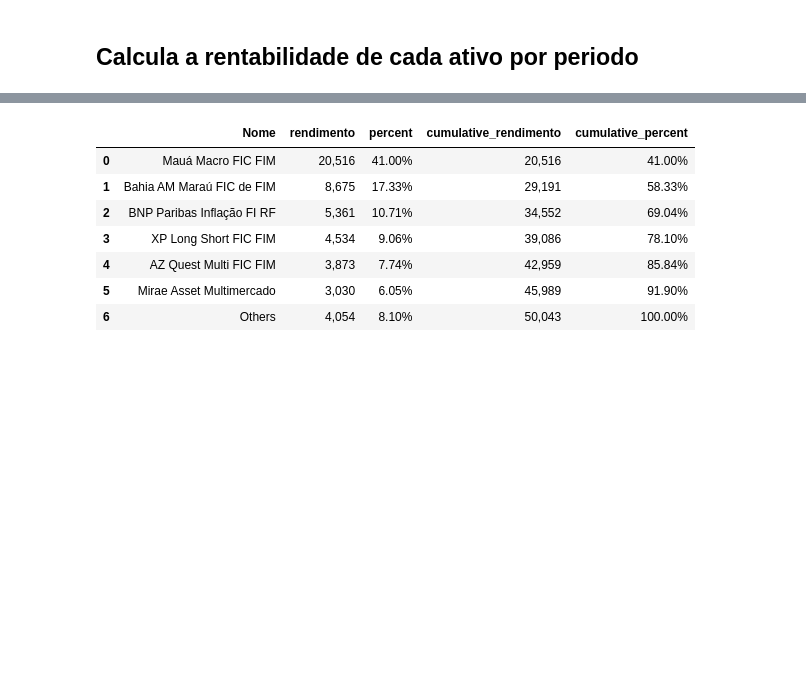
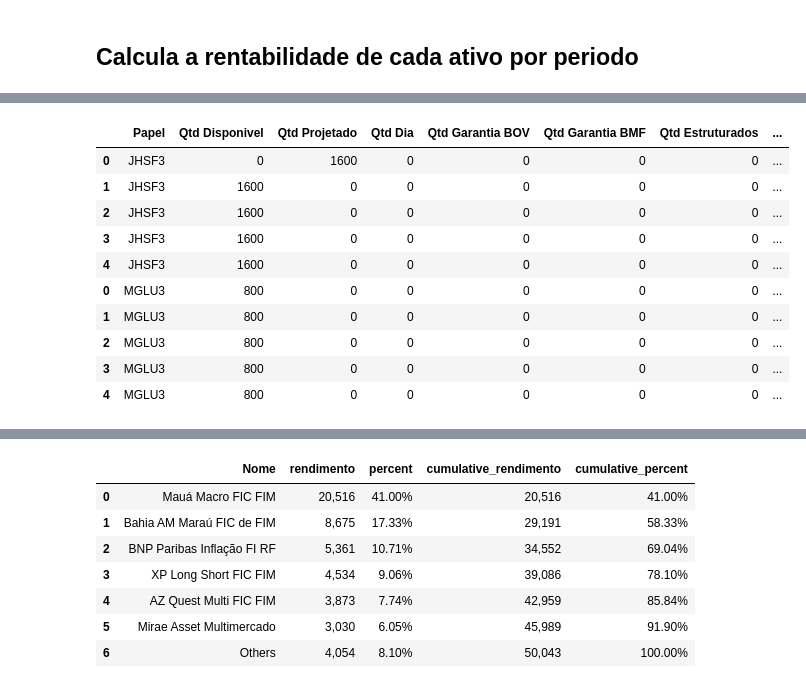
Before and after one commit to gabrielmlg/finance-app, a Jupyter notebook: app/classes/test_notebook.ipynb, the cells around one changed output, grey strips where cells are left out. Drawn from its saved outputs; the diff is of its cells as text; code cells hidden in the pictures; blank space fills up the shorter version.

Commit message:
POC do Calculo de rendimento de ações - notebook

```diff
--- a/app/classes/test_notebook.ipynb
+++ b/app/classes/test_notebook.ipynb
@@ -147,6 +147,28 @@ def calcula_rentabilidade(df):
                 rendimento.append(0)
             else:
                 valor = df_[df_.index == row]['Valor Bruto'].sum() - df_[df_.index == row -1]['Valor Bruto'].sum()
+                rendimento.append(valor)
+
+        df_['rendimento'] = rendimento
+        df_['rendimento_acum'] = df_['rendimento'].cumsum()
+        df_return = df_return.append(df_)
+
+    return df_return
+
+
+# Calcula a rentabilidade da posicao de açoes
+def calcula_rentabilidade_acoes(df):
+    df_return = pd.DataFrame([], columns=df.columns)
+
+    for ativo in df['Papel'].unique():
+        df_ = df[df['Papel'] == ativo].sort_values(by=['data_posicao']).reset_index()
+        rendimento = []
+
+        for row in df_.index:
+            if row == 0:
+                rendimento.append(0)
+            else:
+                valor = df_[df_.index == row]['Financeiro'].sum() - df_[df_.index == row -1]['Financeiro'].sum()
                 rendimento.append(valor)
 
         df_['rendimento'] = rendimento
@@ -201,6 +223,22 @@ def grafico_rentabilidade(df, ativo):
     fig.show()
 # %%
 df_fis = calcula_rentabilidade(posicao_model.fis)
+# %%
+df_acoes = calcula_rentabilidade_acoes(posicao_model.acoes)
+# %%
+df_acoes.head(10)
+# %% [output]
+|  | Papel | Qtd Disponivel | Qtd Projetado | Qtd Dia | Qtd Garantia BOV | Qtd Garantia BMF | Qtd Estruturados | ... |
+| 0 | JHSF3 | 0 | 1600 | 0 | 0 | 0 | 0 | ... |
+| 1 | JHSF3 | 1600 | 0 | 0 | 0 | 0 | 0 | ... |
+| 2 | JHSF3 | 1600 | 0 | 0 | 0 | 0 | 0 | ... |
+| 3 | JHSF3 | 1600 | 0 | 0 | 0 | 0 | 0 | ... |
+| 4 | JHSF3 | 1600 | 0 | 0 | 0 | 0 | 0 | ... |
+| 0 | MGLU3 | 800 | 0 | 0 | 0 | 0 | 0 | ... |
+| 1 | MGLU3 | 800 | 0 | 0 | 0 | 0 | 0 | ... |
+| 2 | MGLU3 | 800 | 0 | 0 | 0 | 0 | 0 | ... |
+| 3 | MGLU3 | 800 | 0 | 0 | 0 | 0 | 0 | ... |
+| 4 | MGLU3 | 800 | 0 | 0 | 0 | 0 | 0 | ... |
 # %%
 for ativo in df_fis['Nome'].unique():
     grafico_rentabilidade(df_fis, ativo)
```
Also changed, not shown: parts of 4 cells of this notebook, 4 other files.
